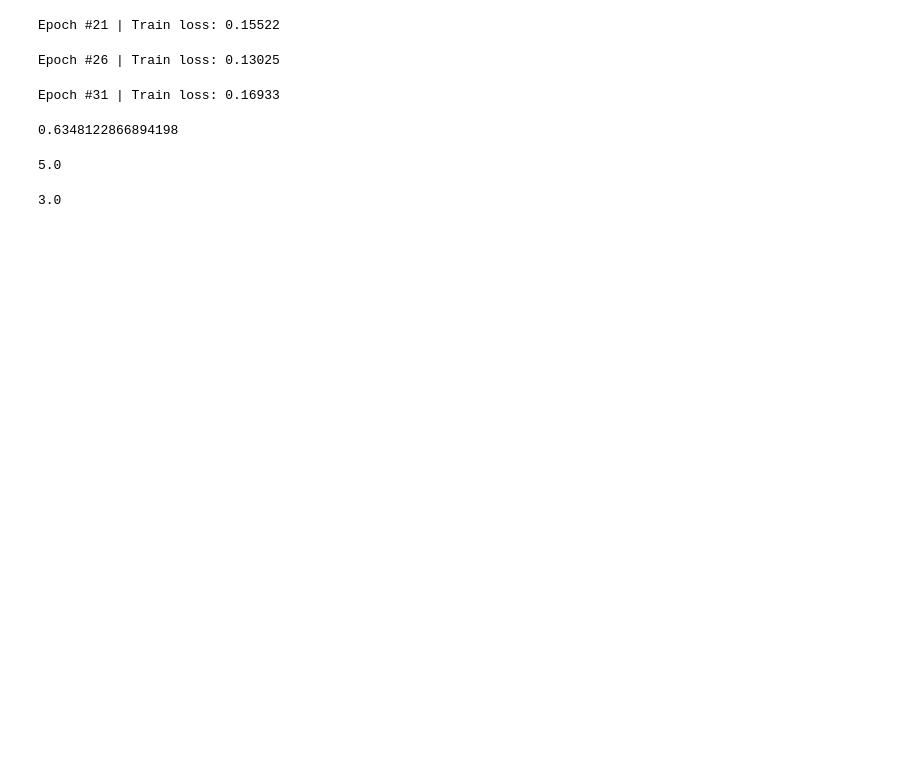
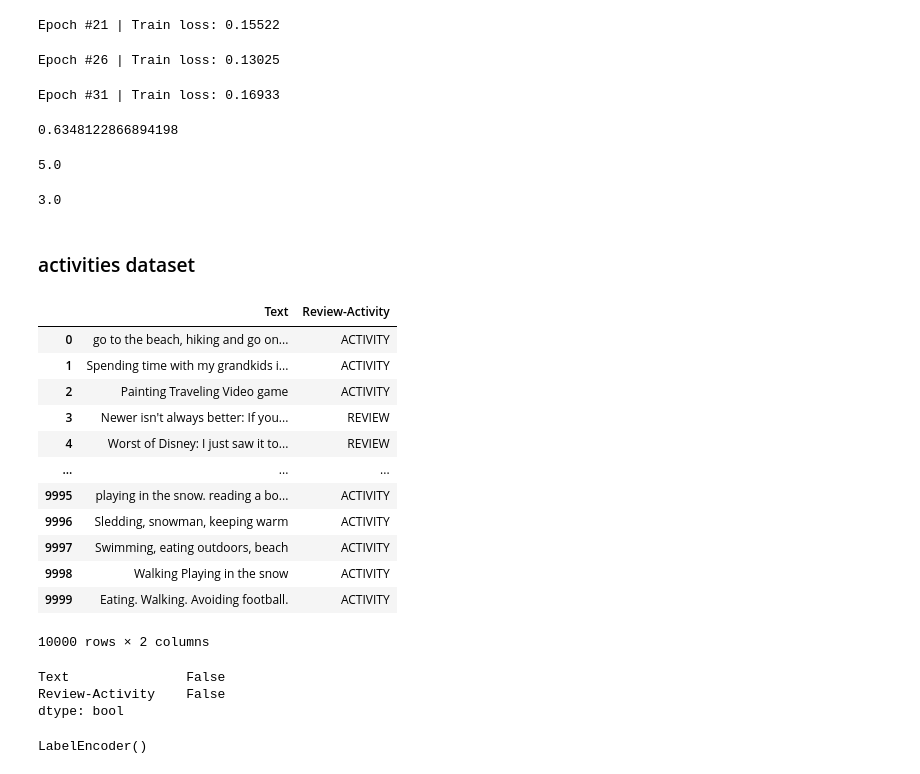
Before and after one commit to LuchianPeledutse/ML, a Jupyter notebook: p_nlp.ipynb, the cells around one changed output. Saved outputs shown, nothing was run; the diff lists cells and outputs as text; code cells hidden in the pictures; blank space fills up the shorter version.

```diff
--- a/p_nlp.ipynb
+++ b/p_nlp.ipynb
@@ -1382,3 +1384,33 @@ model_inf(
 )
 # %% [output]
 3.0
+# %% [markdown]
+### activities dataset
+# %%
+activities_data = pd.read_csv('/home/luchian/Downloads/activities.csv',usecols = ['Text','Review-Activity'])
+activities_data
+# %% [output]
+|  | Text | Review-Activity |
+| 0 | go to the beach, hiking and go on... | ACTIVITY |
+| 1 | Spending time with my grandkids i... | ACTIVITY |
+| 2 | Painting Traveling Video game | ACTIVITY |
+| 3 | Newer isn't always better: If you... | REVIEW |
+| 4 | Worst of Disney: I just saw it to... | REVIEW |
+| ... | ... | ... |
+| 9995 | playing in the snow. reading a bo... | ACTIVITY |
+| 9996 | Sledding, snowman, keeping warm | ACTIVITY |
+| 9997 | Swimming, eating outdoors, beach | ACTIVITY |
+| 9998 | Walking Playing in the snow | ACTIVITY |
+| 9999 | Eating. Walking. Avoiding football. | ACTIVITY |
+10000 rows × 2 columns
+# %%
+activities_data.isna().any()
+# %% [output]
+Text               False
+Review-Activity    False
+dtype: bool
+# %%
+label_encoder = LabelEncoder()
+label_encoder.fit(activities_data['Review-Activity'])
+# %% [output]
+LabelEncoder()
```
Also changed, not shown: parts of 50 cells of this notebook, 2 other files.
